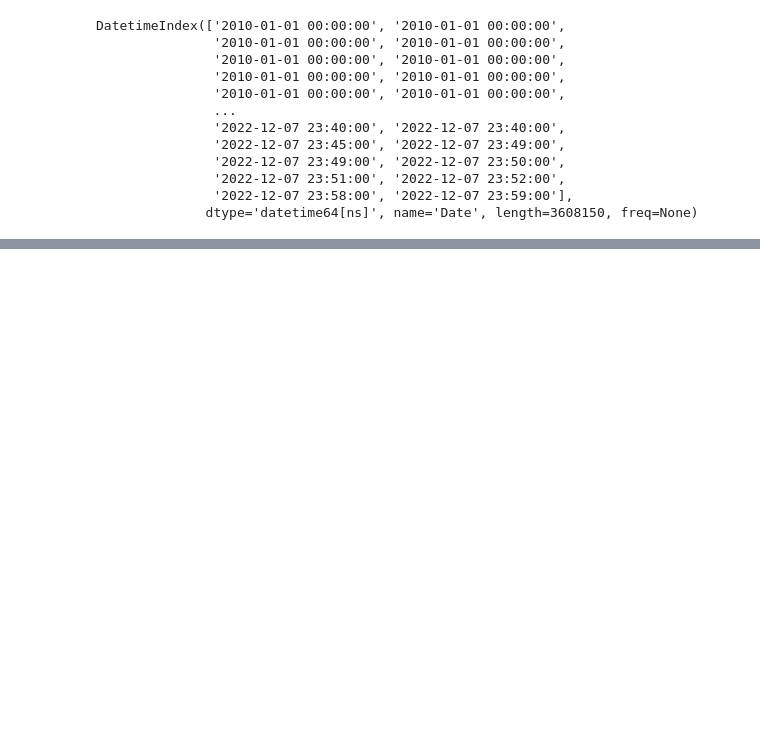
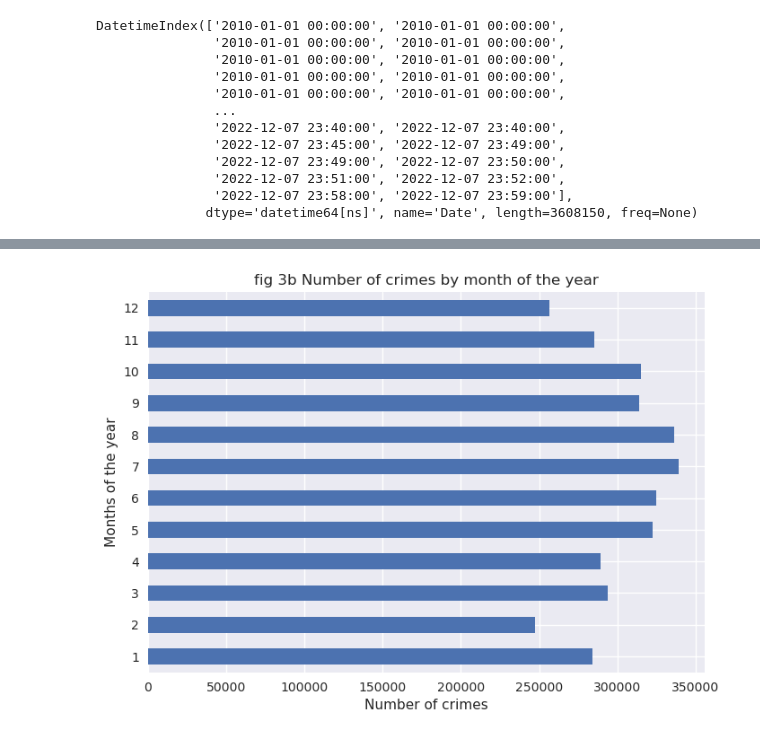
Before and after one commit to raymondchanwm/Projects, a Jupyter notebook: Crimes in Chicago (Year Wise)/Crimes in Chicago (Year Wise).ipynb, the cells around one changed output, grey strips where cells are left out. Saved outputs shown, nothing was run; the diff lists cells and outputs as text; code cells hidden in the pictures; blank space fills up the shorter version.

```diff
--- a/Crimes in Chicago (Year Wise)/Crimes in Chicago (Year Wise).ipynb
+++ b/Crimes in Chicago (Year Wise)/Crimes in Chicago (Year Wise).ipynb
@@ -187,0 +154,8 @@ location_by_type  = crimes.pivot_table(values='ID', index='Location Description'
+# %%
+crimes.groupby([crimes.index.month]).size().plot(kind='barh')
+plt.ylabel('Months of the year')
+plt.xlabel('Number of crimes')
+plt.title('fig 3b Number of crimes by month of the year')
+plt.show()
+# %% [output]
+[figure, added]
```
Also changed, not shown: parts of 60 cells of this notebook.
